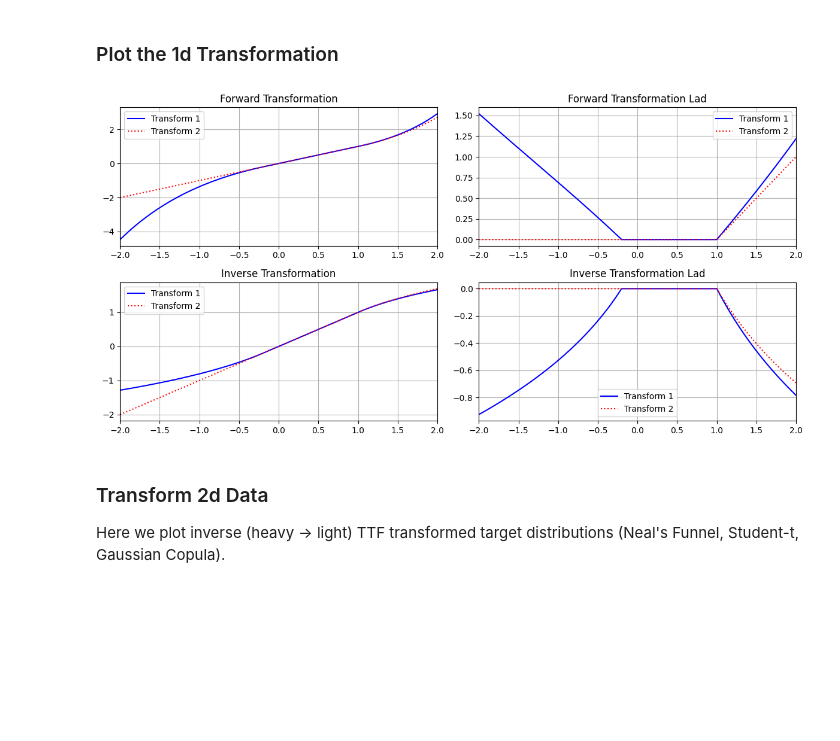
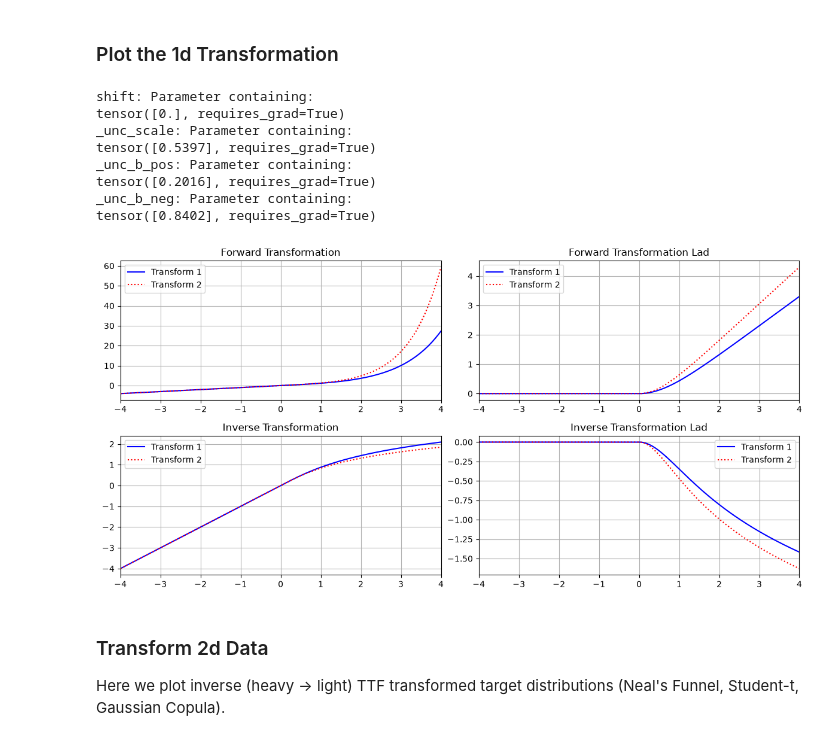
Before and after one commit to Lukas2412/tailnflows, a Jupyter notebook: tailnflows/models/test_transformations.ipynb, the cells around one changed output. Saved outputs shown, nothing was run; the diff lists cells and outputs as text; code cells hidden in the pictures; blank space fills up the shorter version.

Commit message:
implement softarcsinh

```diff
--- a/tailnflows/models/test_transformations.ipynb
+++ b/tailnflows/models/test_transformations.ipynb
@@ -15,12 +15,12 @@ from tailnflows.targets.synth_targets import NealsFunnel, Student, GaussianCopul
 # %% [markdown]
 ### Plot the 1d Transformation
 # %%
-def plot_transform(transforms: list[Union[ArcsinhMarginalTransform, SoftLogMarginalTransform, ModifiedTailAffineMarginalTransform]], x_low: float = -5.0, x_high: float = 5.0, num_points: int = 1000):
+def plot_transform(transforms: list, x_low: float = -5.0, x_high: float = 5.0, num_points: int = 1000):
     """
     Plot the forward and inverse transformations along with their lads.
 
     Args:
-        transform: The transformation to plot.
+        transforms: List of the transformations to plot.
         x_low (float): The lower bound of the domain on which to plot.
         x_high (float): The upper bound of the domain on which to plot.
         num_points (int): The number of points to plot.
@@ -71,49 +71,62 @@ def plot_transform(transforms: list[Union[ArcsinhMarginalTransform, SoftLogMargi
     fig.tight_layout()
     fig.show()
 # %%
-lam_pos = 0.4
-lam_neg = 0.2
+lam_pos = 2.0
+lam_neg = 0.0
 shift = 0.0
 scale = 1.0
 hd_only = True
-mod = "lin"
+mod = "std"
 a_pos = 1.0
 a_neg = -0.2
 
-x_low = -2.0
-x_high = 2.0
+x_low = -4.0
+x_high = 4.0
 
-trafo_ttf = ModifiedTailAffineMarginalTransform(
+trafo_arcsinh = ArcsinhMarginalTransform(
     features=1,
     pos_tail_init=torch.tensor([lam_pos]),
     neg_tail_init=torch.tensor([lam_neg]),
     shift_init=torch.tensor([shift]),
     scale_init=torch.tensor([scale]),
     hd_only=hd_only,
     mod=mod,
     a_pos_init=torch.tensor([a_pos]) if a_pos is not None else None,
     a_neg_init=torch.tensor([a_neg]) if a_neg is not None else None,
     fix_params=False,
 )
 
-trafo_softlog = SoftLogMarginalTransform(
+b_pos = 0.8
+b_neg = 1.2
+
+trafo_softarcsinh = SoftArcsinhMarginalTransform(
     features=1,
     pos_tail_init=torch.tensor([lam_pos]),
     neg_tail_init=torch.tensor([lam_neg]),
     shift_init=torch.tensor([shift]),
     scale_init=torch.tensor([scale]),
     hd_only=hd_only,
-    mod=mod,
-    a_pos_init=torch.tensor([a_pos]) if a_pos is not None else None,
-    a_neg_init=torch.tensor([a_neg]) if a_neg is not None else None,
+    b_pos_init=torch.tensor([b_pos]) if b_pos is not None else None,
+    b_neg_init=torch.tensor([b_neg]) if b_neg is not None else None,
     fix_params=False,
 )
 
-transforms = [trafo_ttf, trafo_softlog]
+transforms = [trafo_arcsinh, trafo_softarcsinh]
 
 plot_transform(transforms, x_low, x_high)
+
+for name, param in trafo_softarcsinh.named_parameters():
+    print(f"{name}: {param}")
 # %% [output]
+shift: Parameter containing:
+tensor([0.], requires_grad=True)
+_unc_scale: Parameter containing:
+tensor([0.5397], requires_grad=True)
+_unc_b_pos: Parameter containing:
+tensor([0.2016], requires_grad=True)
+_unc_b_neg: Parameter containing:
+tensor([0.8402], requires_grad=True)
-[figure, old version]
+[figure, new version]
 # %% [markdown]
 ### Transform 2d Data
 Here we plot inverse (heavy -> light) TTF transformed target distributions (Neal's Funnel, Student-t, Gaussian Copula).
```
Also changed, not shown: parts of 2 cells of this notebook, 3 other files.
